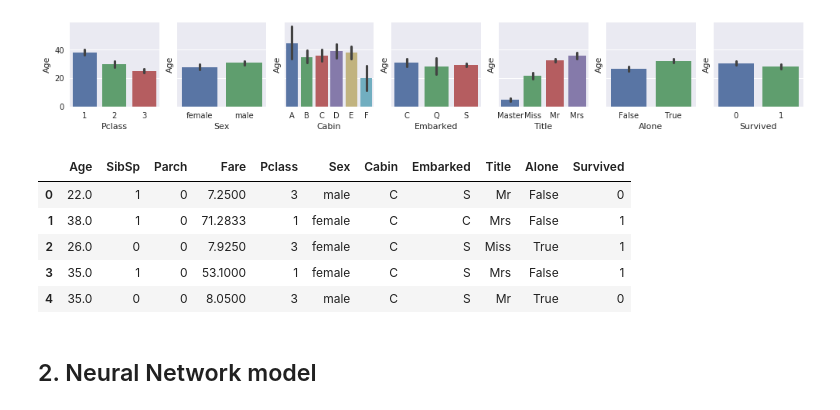
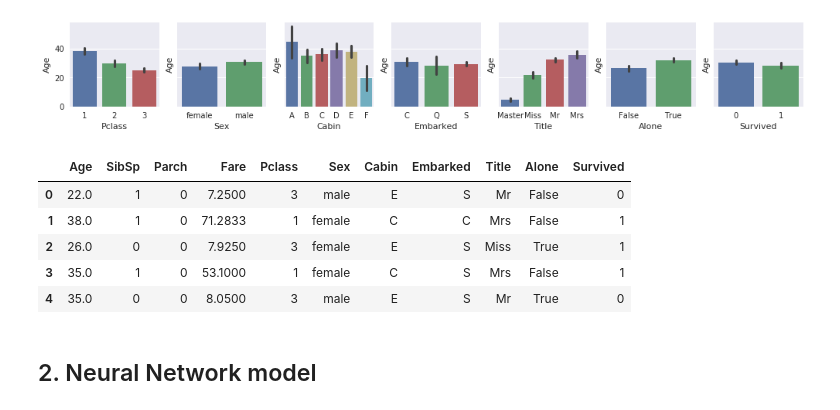
Before and after one commit to angelmtenor/data-science-keras, a Jupyter notebook: titanic.ipynb, the cells around one changed output. Cells and saved outputs as stored; diff of their text form; code cells hidden in the pictures.

Commit message:
feat: Fill missing values using grouped mode

```diff
--- a/titanic.ipynb
+++ b/titanic.ipynb
@@ -218,42 +222,49 @@ def fill_missing_values(df, inplace=False):
     if not inplace:
         df = df.copy()
 
-    categorical = list(df.select_dtypes(include=['category']))
-    # the median of Age for different Pclass and Tittle will be used
+    # fill Embarked with mode
+    df['Embarked'].fillna(df['Embarked'].mode()[0], inplace=True)
+
+    # fill Cabin: the mode for grouped Pclass and Embarked
+    ref = df.groupby(['Pclass', 'Embarked'])['Cabin'].transform(lambda x: x.mode()[0])
+    df['Cabin'].fillna(ref.iloc[0], inplace=True)
+
+    # fill Age: the median for grouped Pclass and Tittle
     ref = df.groupby(['Pclass', 'Title'])['Age'].transform('median')
     df['Age'].fillna(ref, inplace=True)
 
     # fill missing categorical values with the mode (if any)
+    categorical = list(df.select_dtypes(include=['category']))
     modes = df[categorical].mode()  # this solves fillna issue with mode()
     for idx, f in enumerate(df[categorical]):
         df[f].fillna(modes.iloc[0, idx], inplace=True)
 
     # fill missing numeric NaN values with the median (if any)
     df.fillna(df.median(), inplace=True)
 
     if not inplace:
         return df
 
 
 fill_missing_values(df, inplace=True)
 copy_df = df.copy()  # save checkpoint
 
 # # Changing Age to categorized intervals does not improve the NN model:
 
 # bins = list(range(0,80,10))
 # # bins = (0, 5, 10, 15, 20, 30, 40, 50, 60)
 # labels = ["{}-{}".format(i, j) for i,j in zip(bins[:-1],bins[:-1])]
 # df['Age_cat'] = pd.cut(df['Age'], bins, labels=labels).astype('category')
 # df = df.drop(['Age'], axis='columns')
 
 df.head()
 # %% [output]
 |  | Age | SibSp | Parch | Fare | Pclass | Sex | Cabin | Embarked | Title | Alone | Survived |
-| 0 | 22.0 | 1 | 0 | 7.2500 | 3 | male | C | S | Mr | False | 0 |
+| 0 | 22.0 | 1 | 0 | 7.2500 | 3 | male | E | S | Mr | False | 0 |
 | 1 | 38.0 | 1 | 0 | 71.2833 | 1 | female | C | C | Mrs | False | 1 |
-| 2 | 26.0 | 0 | 0 | 7.9250 | 3 | female | C | S | Miss | True | 1 |
+| 2 | 26.0 | 0 | 0 | 7.9250 | 3 | female | E | S | Miss | True | 1 |
 | 3 | 35.0 | 1 | 0 | 53.1000 | 1 | female | C | S | Mrs | False | 1 |
-| 4 | 35.0 | 0 | 0 | 8.0500 | 3 | male | C | S | Mr | True | 0 |
+| 4 | 35.0 | 0 | 0 | 8.0500 | 3 | male | E | S | Mr | True | 0 |
 # %% [markdown]
 ## 2. Neural Network model
 # %% [markdown]
```
Also changed, not shown: parts of 10 cells of this notebook, 2 other files.
